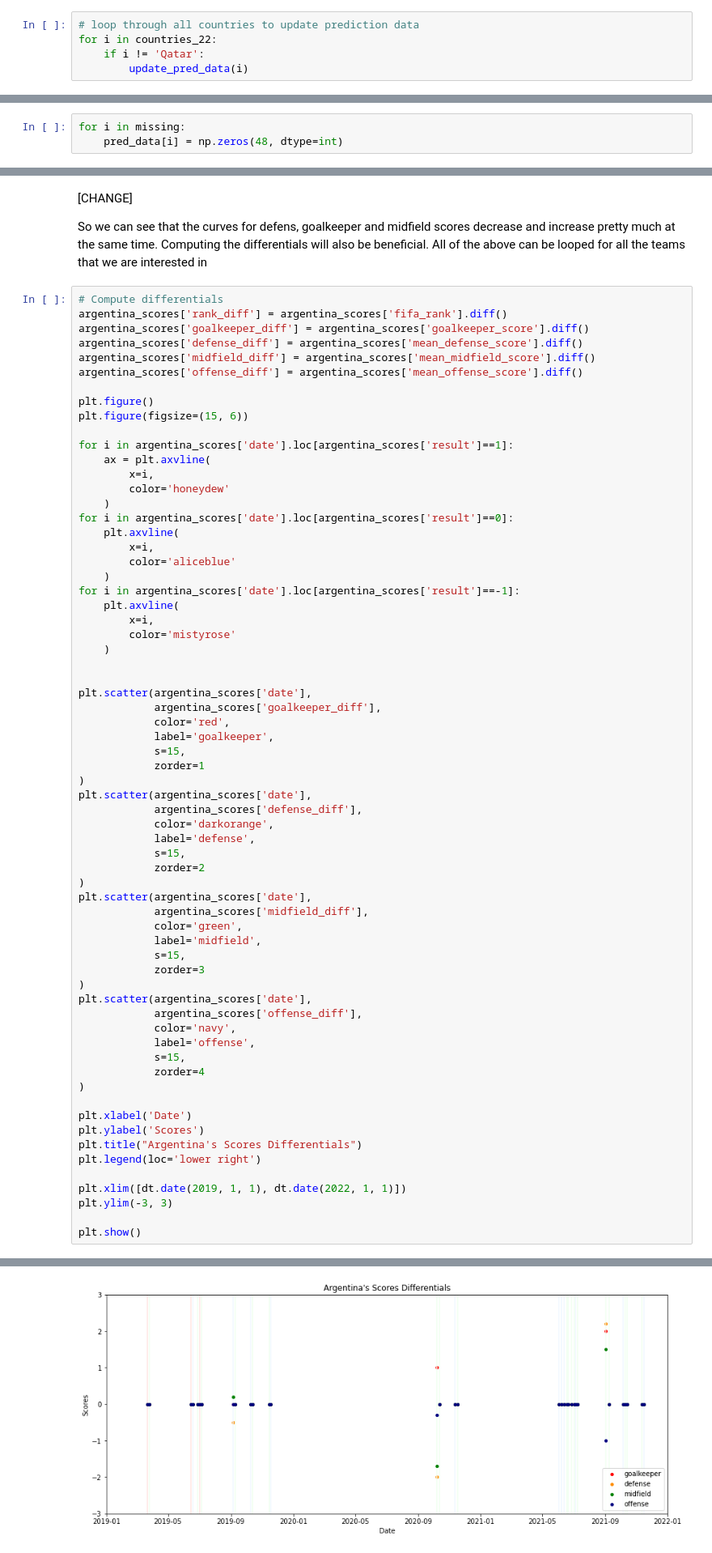
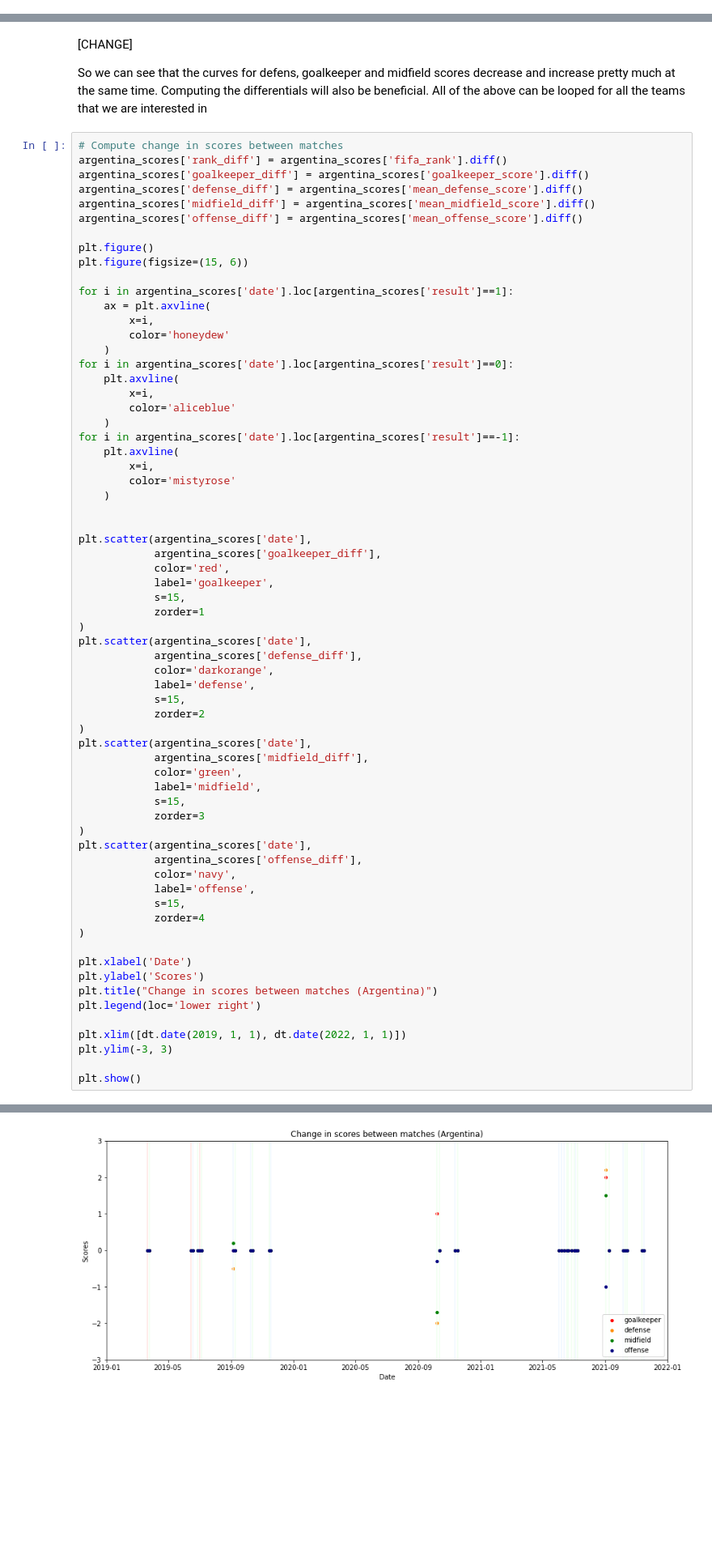
Before and after one commit to rasensiod/ML_Qatar22, a Jupyter notebook: Team2/MLProject_vRA.ipynb, the cells around one changed output, grey strips where cells are left out. Shown at 81% size. Drawn from its saved outputs; the diff is of its cells as text; blank space fills up the shorter version.

```diff
--- a/Team2/MLProject_vRA.ipynb
+++ b/Team2/MLProject_vRA.ipynb
@@ -587,5 +474,0 @@ def update_pred_data(country):
-# %%
-# loop through all countries to update prediction data
-for i in countries_22:
-    if i != 'Qatar':
-        update_pred_data(i)
@@ -615,3 +474,0 @@ missing.remove('home_team_result')
-# %%
-for i in missing:
-    pred_data[i] = np.zeros(48, dtype=int)
@@ -781,7 +636,7 @@ plt.show()
 
 So we can see that the curves for defens, goalkeeper and midfield scores decrease and increase pretty much at the same time. Computing the differentials will also be beneficial. All of the above can be looped for all the teams that we are interested in
 # %%
-# Compute differentials
+# Compute change in scores between matches
 argentina_scores['rank_diff'] = argentina_scores['fifa_rank'].diff()
 argentina_scores['goalkeeper_diff'] = argentina_scores['goalkeeper_score'].diff()
 argentina_scores['defense_diff'] = argentina_scores['mean_defense_score'].diff()
@@ -820,35 +675,35 @@ plt.scatter(argentina_scores['date'],
             color='darkorange',
             label='defense',
             s=15,
             zorder=2
 )
 plt.scatter(argentina_scores['date'],
             argentina_scores['midfield_diff'],
             color='green',
             label='midfield',
             s=15,
             zorder=3
 )
 plt.scatter(argentina_scores['date'],
             argentina_scores['offense_diff'],
             color='navy',
             label='offense',
             s=15,
             zorder=4
 )
 
 plt.xlabel('Date')
 plt.ylabel('Scores')
-plt.title("Argentina's Scores Differentials")
+plt.title("Change in scores between matches (Argentina)")
 plt.legend(loc='lower right')
 
 plt.xlim([dt.date(2019, 1, 1), dt.date(2022, 1, 1)])
 plt.ylim(-3, 3)
 
 plt.show()
 # %% [output]
 <Figure size 432x288 with 0 Axes>
-[figure, old version]
+[figure, new version]
 # %% [markdown]
 Not much can be concluded as Data is very messy. 2 options can be explored further. 1st is to check data on smaller time frames to see whether there is something interesting where the big spikes in the graph below has happened. On the other hand, it might also be interesting to check whether any spike is correlated to a loss/draw to a weaker team or a win to a stronger team. Maybe Argentina is not ideal for this analyses since it is top ranked. Also, our model is likely to predict that a stronger team will win on a weaker team (if it works well), therefore if we find out that this is actually true, then we may have a problem
 # %%
```
Also changed, not shown: parts of 66 cells of this notebook, 1 other file.
